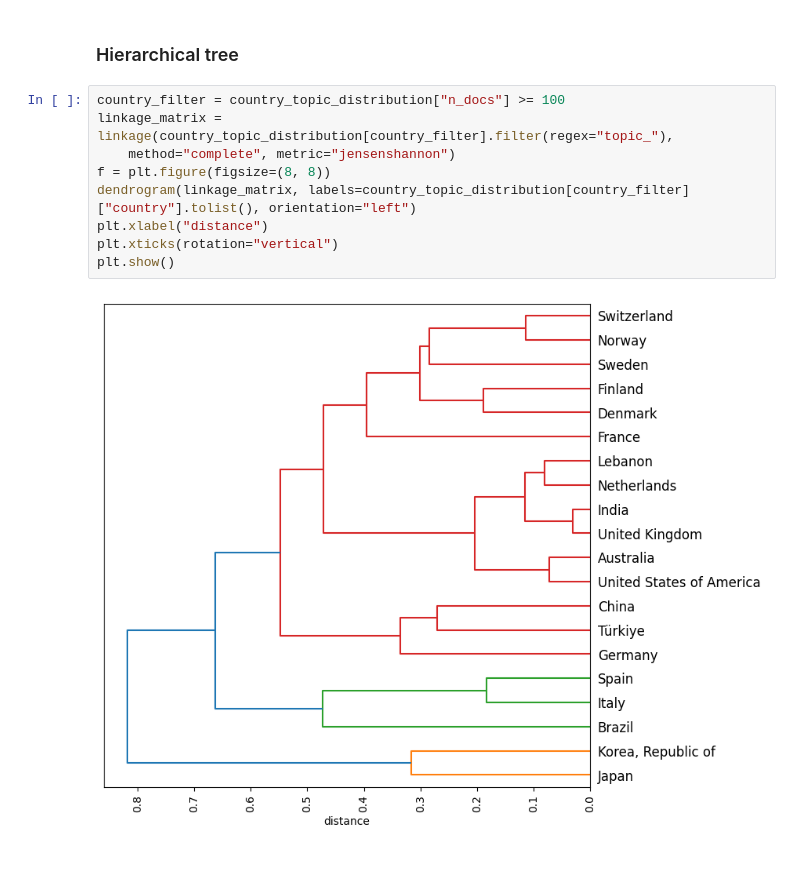
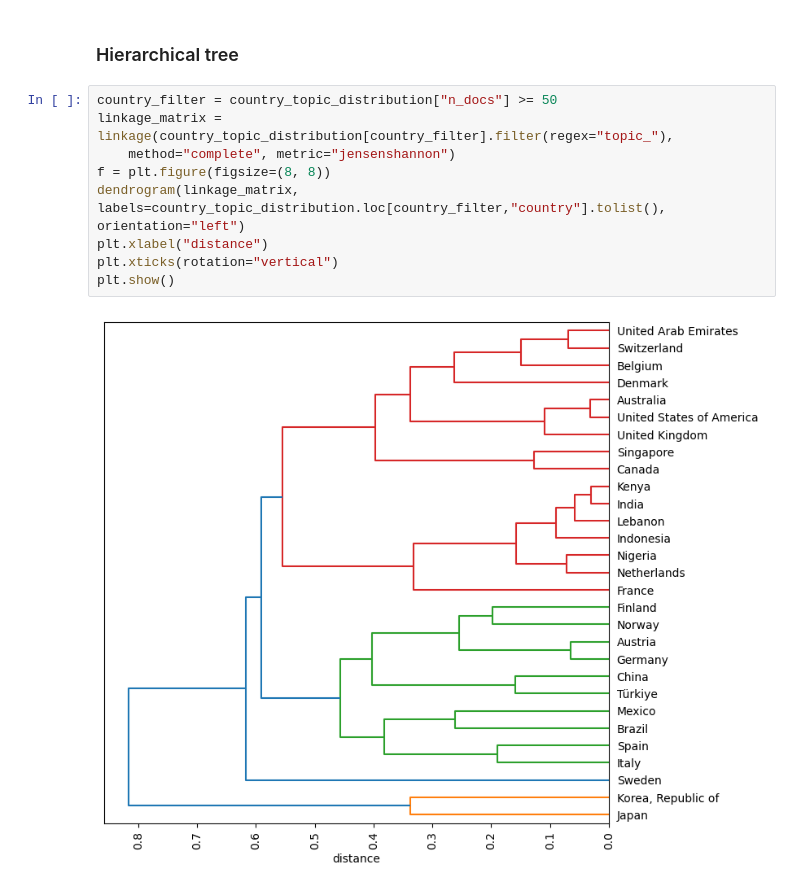
Before and after one commit to fridrichmrtn/sustainability-reports-industry-analysis, a Jupyter notebook: docs/industry_exploration.ipynb, the cells around one changed output. Cells and saved outputs as stored; diff of their text form; blank space fills up the shorter version.

```diff
--- a/docs/industry_exploration.ipynb
+++ b/docs/industry_exploration.ipynb
@@ -221,13 +221,13 @@ plt.show()
 # %% [markdown]
 ### Hierarchical tree
 # %%
-country_filter = country_topic_distribution["n_docs"] >= 100
+country_filter = country_topic_distribution["n_docs"] >= 50
 linkage_matrix = linkage(country_topic_distribution[country_filter].filter(regex="topic_"),
     method="complete", metric="jensenshannon")
 f = plt.figure(figsize=(8, 8))
-dendrogram(linkage_matrix, labels=country_topic_distribution[country_filter]["country"].tolist(), orientation="left")
+dendrogram(linkage_matrix, labels=country_topic_distribution.loc[country_filter,"country"].tolist(), orientation="left")
 plt.xlabel("distance")
 plt.xticks(rotation="vertical")
 plt.show()
 # %% [output]
-[figure, old version]
+[figure, new version]
```
Also changed, not shown: parts of 10 cells of this notebook, 3 other files.
